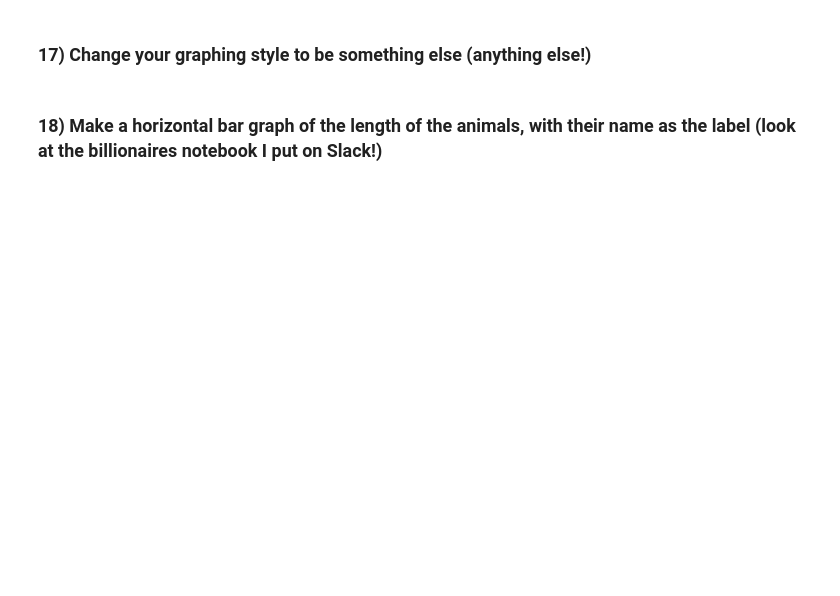
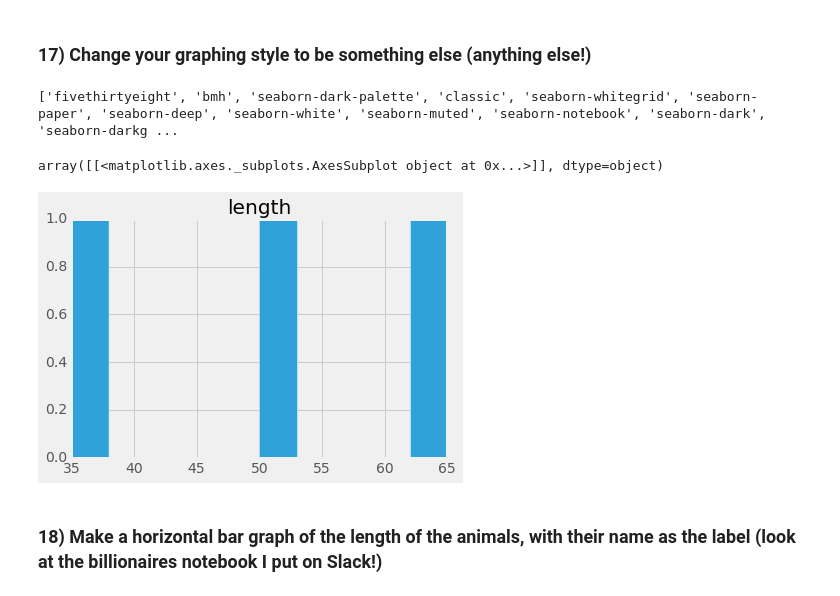
Before and after one commit to mercye/foundations-homework, a Jupyter notebook: 07/Homework_7_Emelike.ipynb, the cells around one changed output. Cells and saved outputs as stored; diff of their text form; code cells hidden in the pictures; blank space fills up the shorter version.

```diff
--- a/07/Homework_7_Emelike.ipynb
+++ b/07/Homework_7_Emelike.ipynb
@@ -10,6 +9,8 @@ import pandas as pd
 # %%
 !pip install matplotlib
 import matplotlib.pyplot as plt
+from matplotlib import style
 %matplotlib inline
+plt.style.use('ggplot')
 # %% [output]
 Requirement already satisfied (use --upgrade to upgrade): matplotlib in /Users/mercyemelike/.virtualenvs/data_analysis/lib/python3.5/site-packages
@@ -90,3 +152,11 @@ df.plot(kind='bar', x='name', y='length', legend=False)
+# %%
+print(style.available)
+plt.style.use('fivethirtyeight')
+dogs.hist('length')
+# %% [output]
+['fivethirtyeight', 'bmh', 'seaborn-dark-palette', 'classic', 'seaborn-whitegrid', 'seaborn-paper', 'seaborn-deep', 'seaborn-white', 'seaborn-muted', 'seaborn-notebook', 'seaborn-dark', 'seaborn-darkg ...
+array([[<matplotlib.axes._subplots.AxesSubplot object at 0x...>]], dtype=object)
+[figure, added]
 # %% [markdown]
 ### 18) Make a horizontal bar graph of the length of the animals, with their name as the label (look at the billionaires notebook I put on Slack!)
 # %%
```
Also changed, not shown: parts of 36 cells of this notebook, 17 other files.
